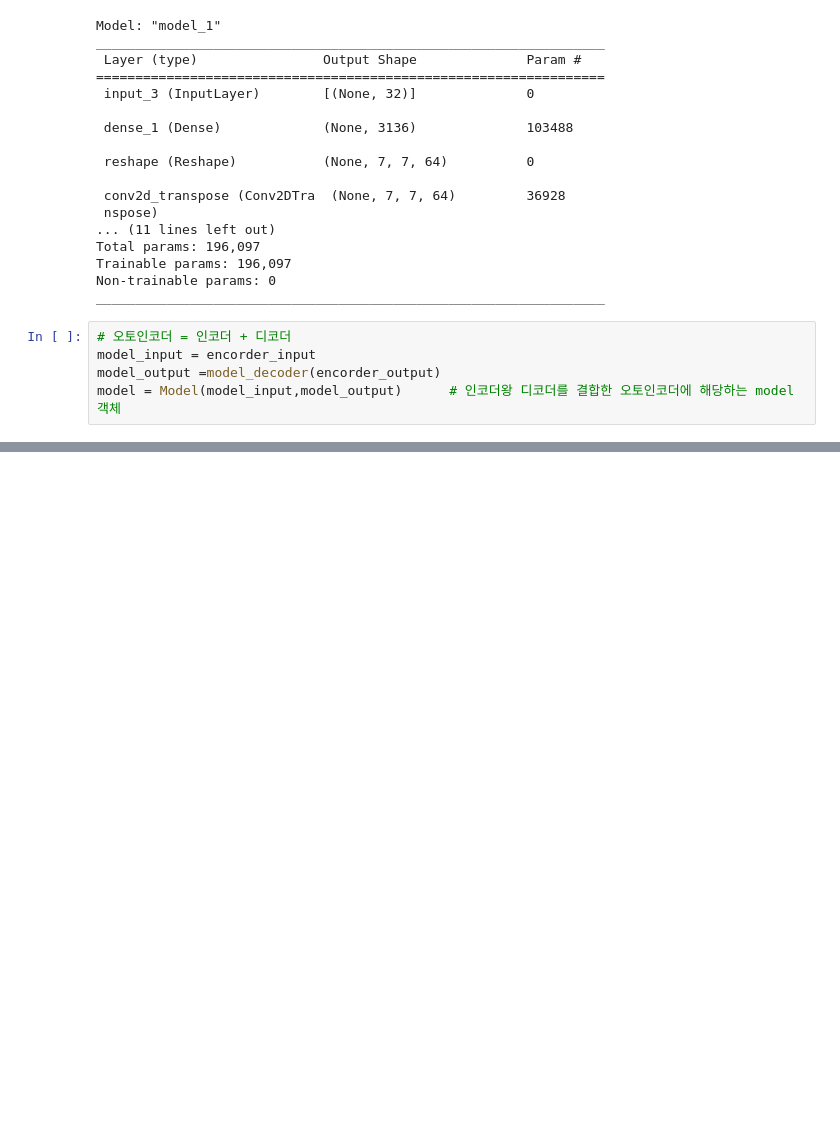
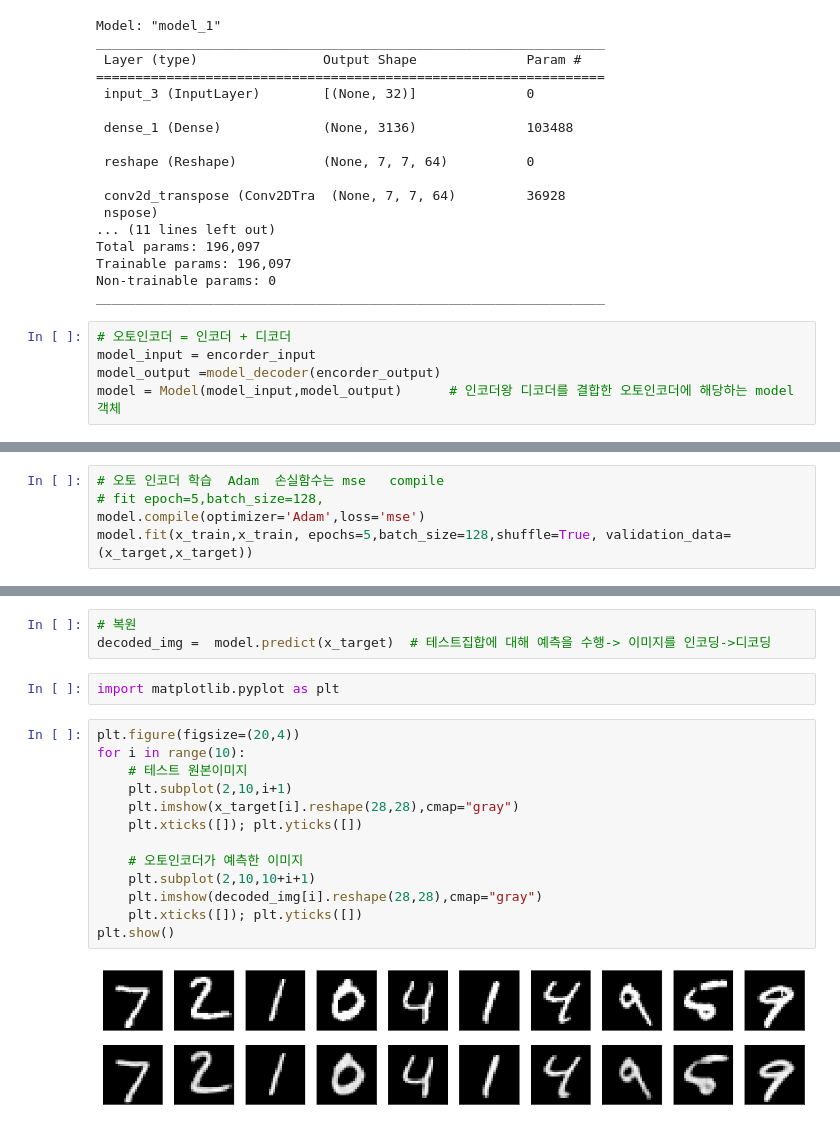
Before and after one commit to bigdataleeky/python, a Jupyter notebook: 20220506/생성모델2.ipynb, the cells around one changed output, grey strips where cells are left out. Drawn from its saved outputs; the diff is of its cells as text; blank space fills up the shorter version.

```diff
--- a/20220506/생성모델2.ipynb
+++ b/20220506/생성모델2.ipynb
@@ -168,0 +167,5 @@ model = Model(model_input,model_output)      # 인코더왕 디코더를 결합
+# %%
+# 오토 인코더 학습  Adam  손실함수는 mse   compile
+# fit epoch=5,batch_size=128,
+model.compile(optimizer='Adam',loss='mse')
+model.fit(x_train,x_train, epochs=5,batch_size=128,shuffle=True, validation_data=(x_target,x_target))
@@ -168,0 +184,20 @@ model = Model(model_input,model_output)      # 인코더왕 디코더를 결합
+# %%
+# 복원
+decoded_img =  model.predict(x_target)  # 테스트집합에 대해 예측을 수행-> 이미지를 인코딩->디코딩
+# %%
+import matplotlib.pyplot as plt
+# %%
+plt.figure(figsize=(20,4))
+for i in range(10):
+    # 테스트 원본이미지
+    plt.subplot(2,10,i+1)
+    plt.imshow(x_target[i].reshape(28,28),cmap="gray")
+    plt.xticks([]); plt.yticks([])
+
+    # 오토인코더가 예측한 이미지
+    plt.subplot(2,10,10+i+1)
+    plt.imshow(decoded_img[i].reshape(28,28),cmap="gray")
+    plt.xticks([]); plt.yticks([])
+plt.show()
+# %% [output]
+[figure, added]
```
Also changed, not shown: parts of 4 cells of this notebook.
